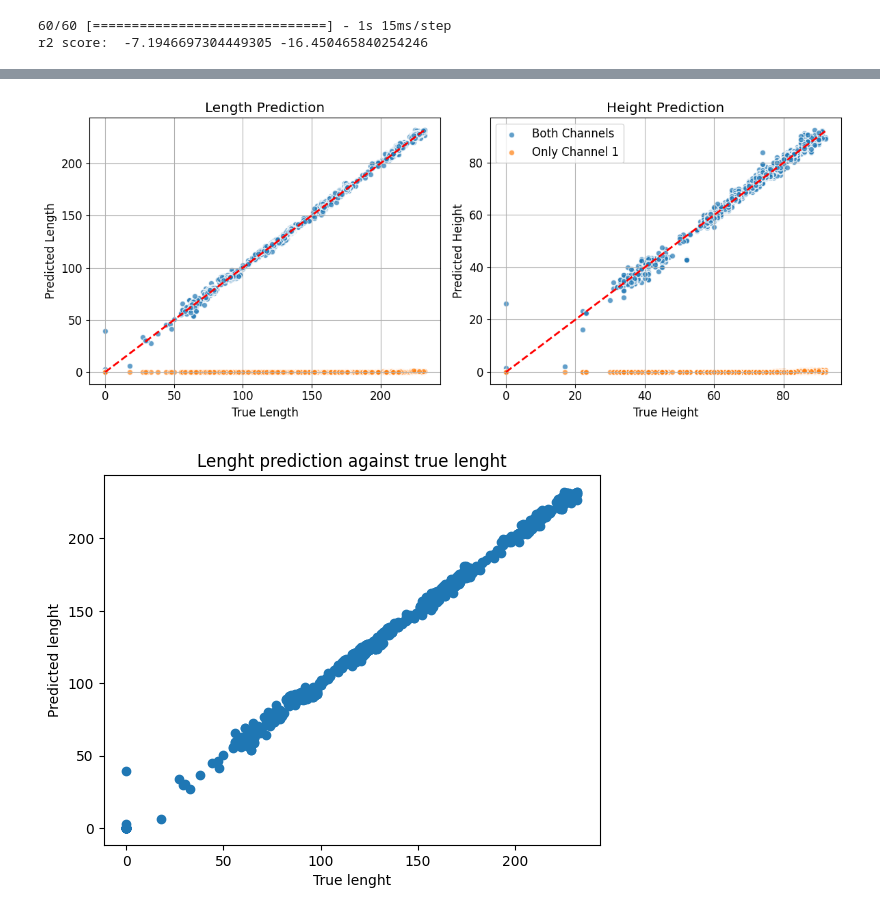
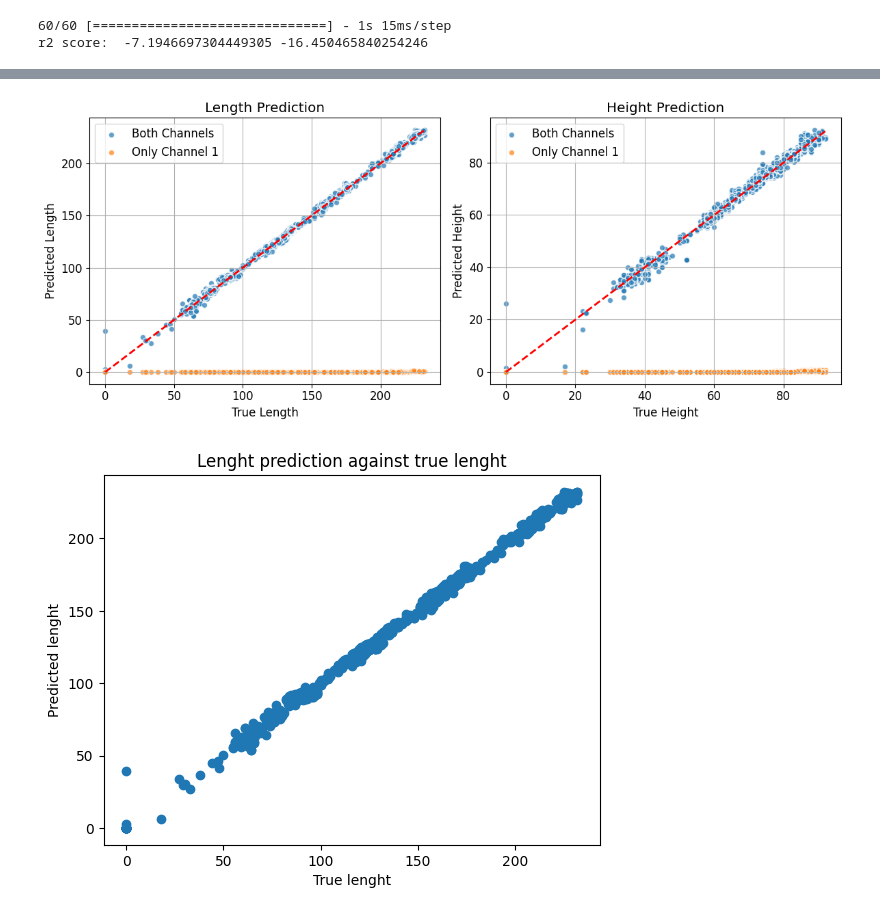
Before and after one commit to jpsousaUP/SSL_Project_1, a Jupyter notebook: notebooks/Regression/Seminar_simple_1 copy.ipynb, the cells around one changed output, grey strips where cells are left out. Drawn from its saved outputs; the diff is of its cells as text; code cells hidden in the pictures.

```diff
--- a/notebooks/Regression/Seminar_simple_1 copy.ipynb
+++ b/notebooks/Regression/Seminar_simple_1 copy.ipynb
@@ -315,7 +315,7 @@ axs[0].plot([min(y_test[:, 0]), max(y_test[:, 0])], [min(y_test[:, 0]), max(y_te
 axs[0].set_title("Length Prediction")
 axs[0].set_xlabel("True Length")
 axs[0].set_ylabel("Predicted Length")
-axs[1].legend()
+axs[0].legend()
 axs[0].grid(True)
 
 # Plotting the second scatter plot (height prediction)
@@ -338,4 +337,4 @@ WARNING:matplotlib.legend:No artists with labels found to put in legend.  Note t
-[figure, old version]
+[figure, new version]
 # %%
 # plot lenght prediction against true lenght
 plt.scatter(y_test[:,0], y_pred_l)
```
Also changed, not shown: parts of 1 cell of this notebook.
